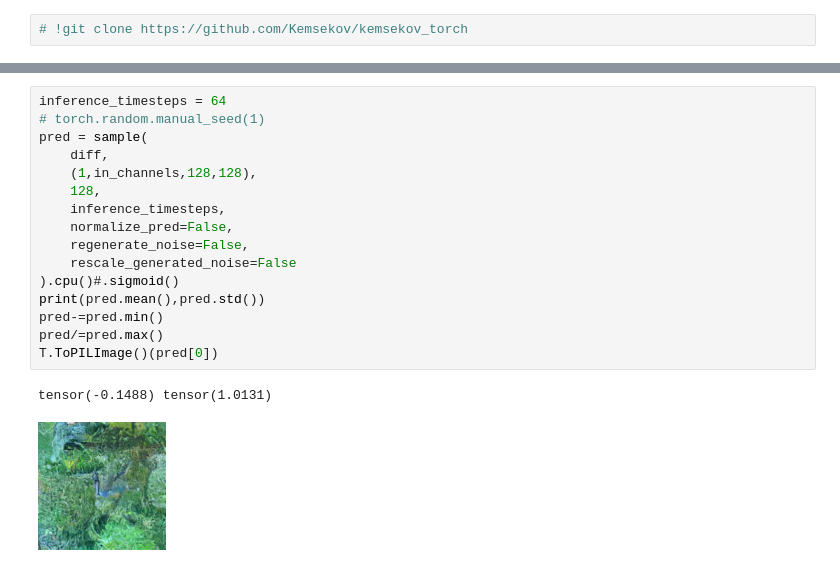
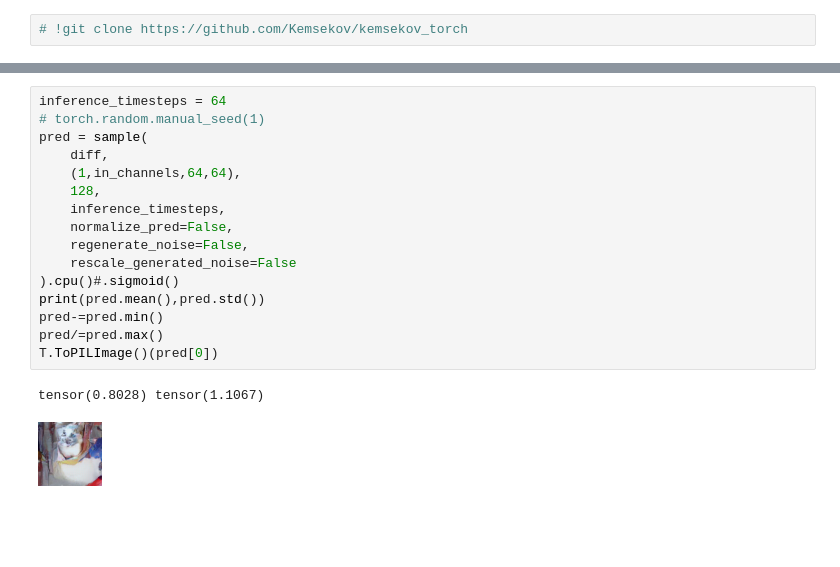
Before and after one commit to Kemsekov/Image-Diffusion, a Jupyter notebook: diffusion.ipynb, the cells around one changed output, grey strips where cells are left out. Cells and saved outputs as stored; diff of their text form; blank space fills up the shorter version.

```diff
--- a/diffusion.ipynb
+++ b/diffusion.ipynb
@@ -375,19 +438,19 @@ loading runs/diffusion-cat-dog/last/state
 # %%
 inference_timesteps = 64
 # torch.random.manual_seed(1)
 pred = sample(
     diff,
-    (1,in_channels,128,128),
+    (1,in_channels,64,64),
     128,
     inference_timesteps,
     normalize_pred=False,
     regenerate_noise=False,
     rescale_generated_noise=False
 ).cpu()#.sigmoid()
 print(pred.mean(),pred.std())
 pred-=pred.min()
 pred/=pred.max()
 T.ToPILImage()(pred[0])
 # %% [output]
-tensor(-0.1488) tensor(1.0131)
+tensor(0.8028) tensor(1.1067)
-[figure, old version]
+[figure, new version]
```
Also changed, not shown: parts of 5 cells of this notebook.
